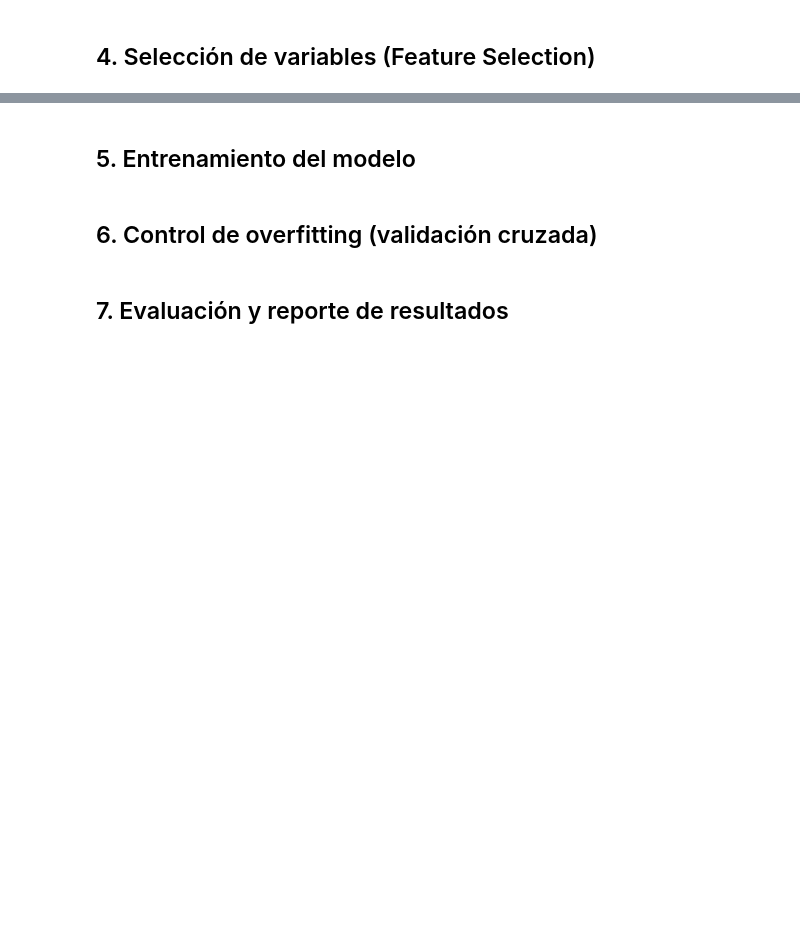
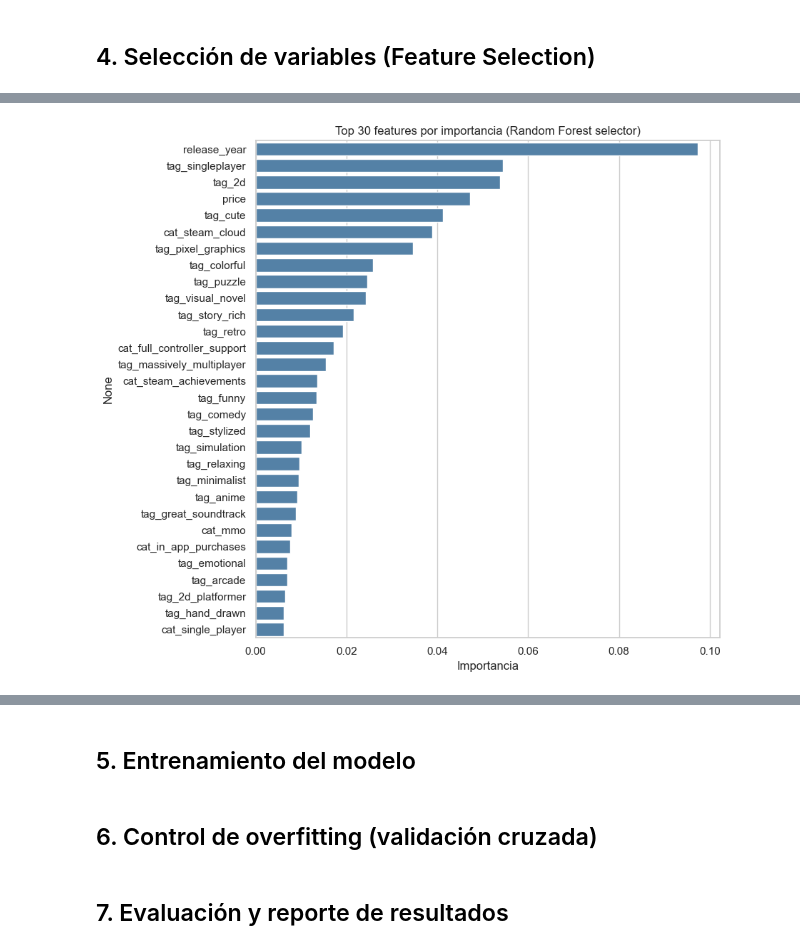
Before and after one commit to HichiroXD/Proyecto_IA_1, a Jupyter notebook: notebook/steam_analysis.ipynb, the cells around one changed output, grey strips where cells are left out. Saved outputs shown, nothing was run; the diff lists cells and outputs as text; code cells hidden in the pictures; blank space fills up the shorter version.

Commit message:
Selección de Features y uso de modelos para ver resultados.

```diff
--- a/notebook/steam_analysis.ipynb
+++ b/notebook/steam_analysis.ipynb
@@ -500,0 +510,14 @@ Juegos sin ninguna categoría/tag tras el left join: 0
+# %%
+# Definición del feature set y dataset de modelado
+FEATURES = ['price', 'release_year'] + bin_cols
+TARGET = 'is_successful'
+
+df_model = df[FEATURES + [TARGET]].dropna()
+print('Filas para modelado:', df_model.shape[0], 'de', df.shape[0])
+print('Features candidatas:', len(FEATURES))
+
+print()
+print('Correlación de variables numéricas con la variable objetivo:')
+print('  price       :', df_model['price'].corr(df_model[TARGET]).round(3))
+
+print('  release_year:', df_model['release_year'].corr(df_model[TARGET]).round(3))
@@ -500,0 +537,18 @@ Juegos sin ninguna categoría/tag tras el left join: 0
+# %%
+# Random Forest "selector": solo para rankear importancia de features, no es el modelo final
+X = df_model[FEATURES]
+y = df_model[TARGET]
+
+rf_selector = RandomForestClassifier(n_estimators=200, max_depth=10, random_state=42, n_jobs=-1)
+rf_selector.fit(X, y)
+
+importances = pd.Series(rf_selector.feature_importances_, index=FEATURES).sort_values(ascending=False)
+
+plt.figure(figsize=(9, 8))
+sns.barplot(x=importances.head(30).values, y=importances.head(30).index, color='steelblue')
+plt.title('Top 30 features por importancia (Random Forest selector)')
+plt.xlabel('Importancia')
+plt.tight_layout()
+plt.show()
+# %% [output]
+[figure, added]
```
Also changed, not shown: parts of 8 cells of this notebook.
